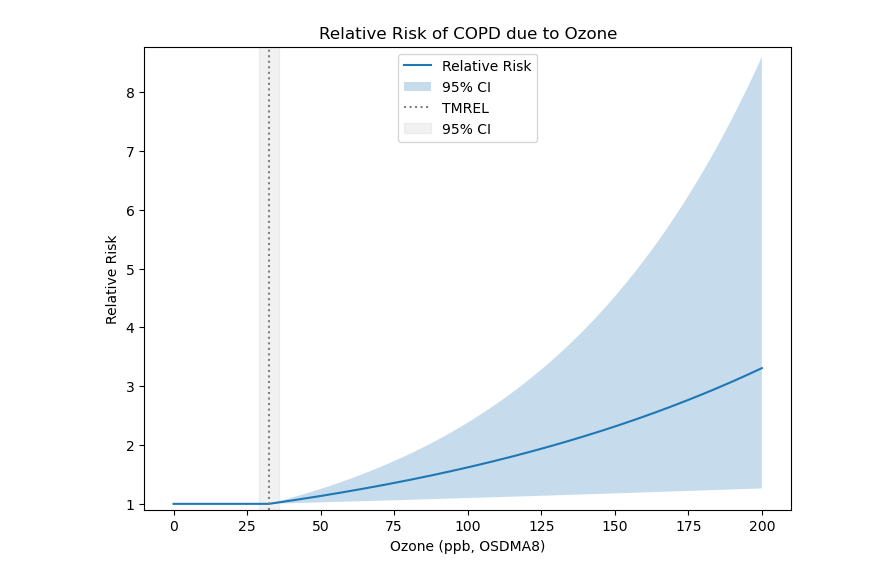
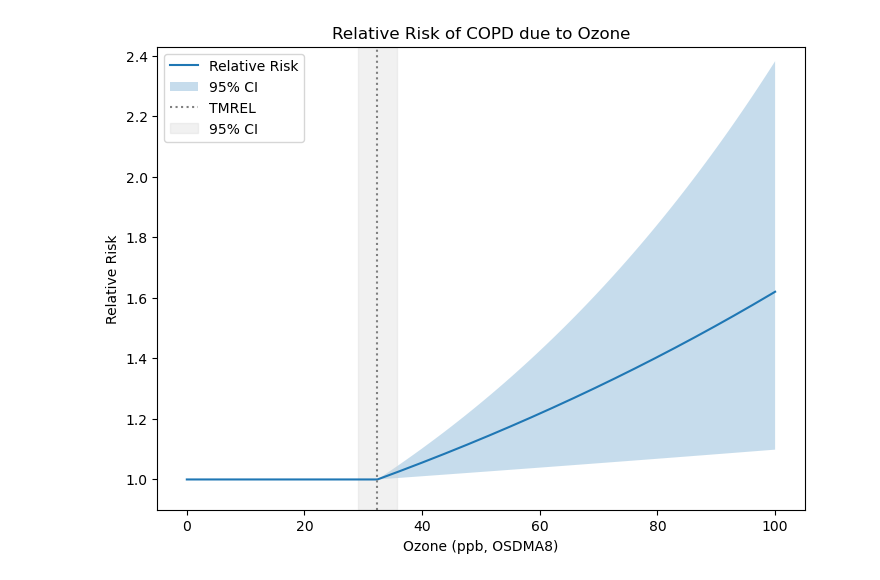
Before and after one commit to awells96/AQ_mortality_workflow, a Jupyter notebook: plotting/mortality/ozone/relative_risk.ipynb, the cells around one changed output. Cells and saved outputs as stored; diff of their text form; code cells hidden in the pictures.

```diff
--- a/plotting/mortality/ozone/relative_risk.ipynb
+++ b/plotting/mortality/ozone/relative_risk.ipynb
@@ -17,33 +17,33 @@ beta_low = np.log(rr_low10)/10
 beta_high = np.log(rr_high10)/10
 
 # Range for ozone
-ozone = np.linspace(0, 200, 501)
+ozone = np.linspace(0, 100, 501)
 
 # Piecewise linear RR equation is: RR = e^(beta*(Ozone-TMREL))
 ozone_difference = np.clip(ozone - threshold, 0, None)  # 0 below threshold
 rr = np.exp(beta * (ozone_difference))
 rr_low = np.exp(beta_low * (ozone_difference))
 rr_high = np.exp(beta_high * (ozone_difference))
 
 # Plot
 fig, ax = plt.subplots(figsize=autosize_figure(1, 1))
 ax.plot(ozone, rr, label="Relative Risk")
 ax.fill_between(ozone, rr_low, rr_high, alpha=0.25, label="95% CI")
 
 # Threshold lines
 ax.axvline(threshold, color="grey", linestyle=":", label="TMREL")
 ax.axvspan(threshold-3.3, threshold+3.3, color="lightgrey", alpha=0.3, label="95% CI")
 
 # Labels and title
 ax.set_xlabel("Ozone (ppb, OSDMA8)")
 ax.set_ylabel("Relative Risk")
 ax.set_title("Relative Risk of COPD due to Ozone")
 ax.legend()
 
 # Optional: make the y-axis start near 1.0 for clarity
 ymin = min(0.9, rr_low.min())
 ax.set_ylim(ymin, rr_high.max()*1.02)
 
 plt.show()
 # %% [output]
-[figure, old version]
+[figure, new version]
```
